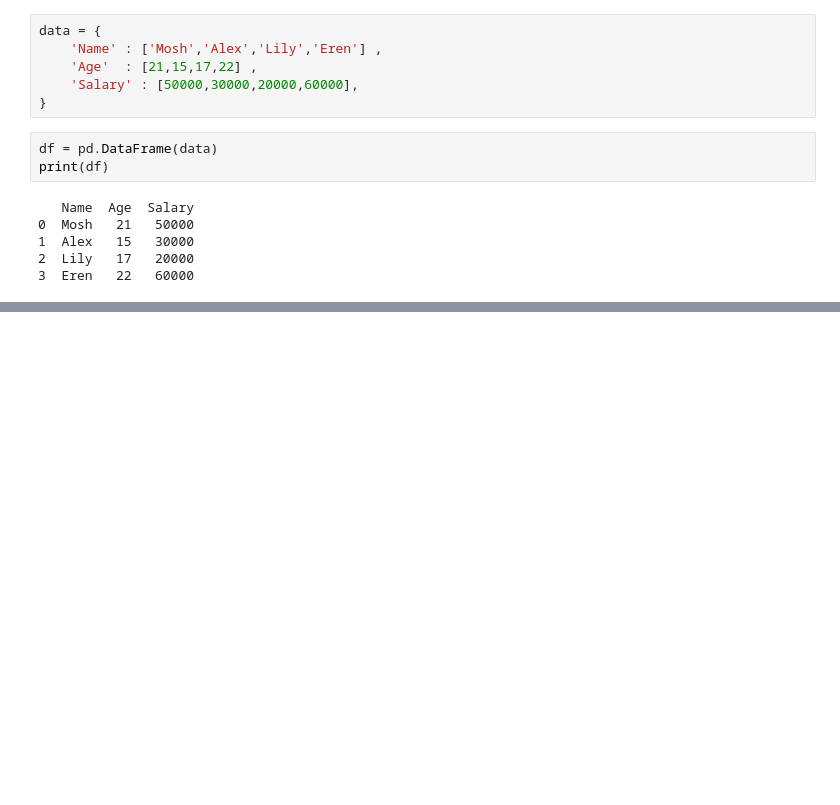
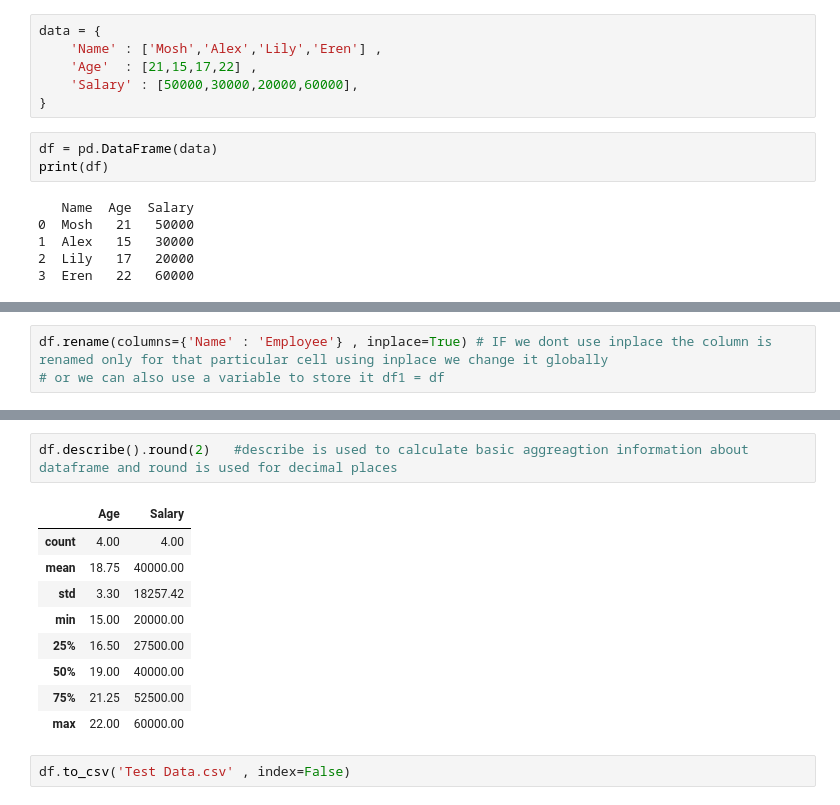
Before and after one commit to YashNotCoder/Python-Learning, a Jupyter notebook: Libraries/Pandas/Basics of pandas.ipynb, the cells around one changed output, grey strips where cells are left out. Cells and saved outputs as stored; diff of their text form; blank space fills up the shorter version.

```diff
--- a/Libraries/Pandas/Basics of pandas.ipynb
+++ b/Libraries/Pandas/Basics of pandas.ipynb
@@ -57,0 +80,3 @@ print(df)
+# %%
+df.rename(columns={'Name' : 'Employee'} , inplace=True) # IF we dont use inplace the column is renamed only for that particular cell using inplace we change it globally
+# or we can also use a variable to store it df1 = df
@@ -57,0 +104,14 @@ print(df)
+# %%
+df.describe().round(2)   #describe is used to calculate basic aggreagtion information about dataframe and round is used for decimal places
+# %% [output]
+|  | Age | Salary |
+| count | 4.00 | 4.00 |
+| mean | 18.75 | 40000.00 |
+| std | 3.30 | 18257.42 |
+| min | 15.00 | 20000.00 |
+| 25% | 16.50 | 27500.00 |
+| 50% | 19.00 | 40000.00 |
+| 75% | 21.25 | 52500.00 |
+| max | 22.00 | 60000.00 |
+# %%
+df.to_csv('Test Data.csv' , index=False)
```
Also changed, not shown: parts of 12 cells of this notebook, 1 other file.
